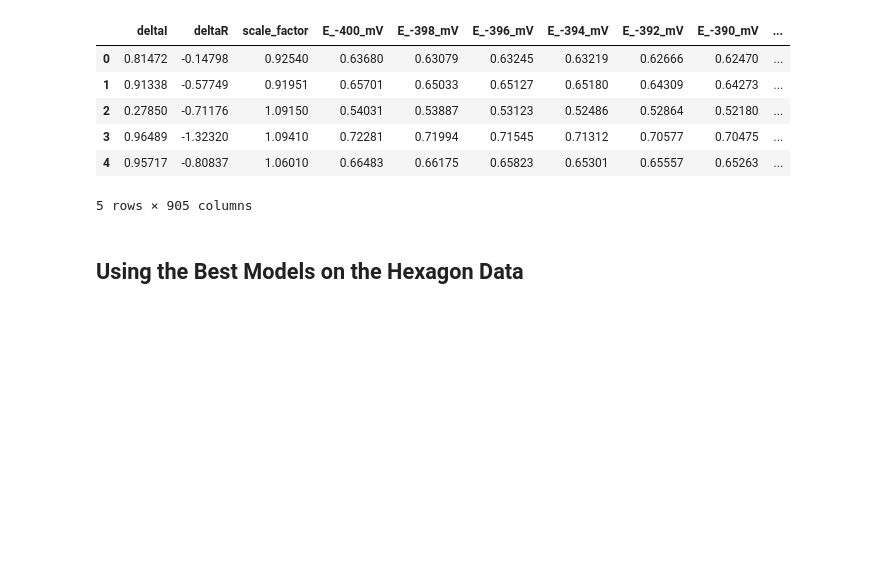
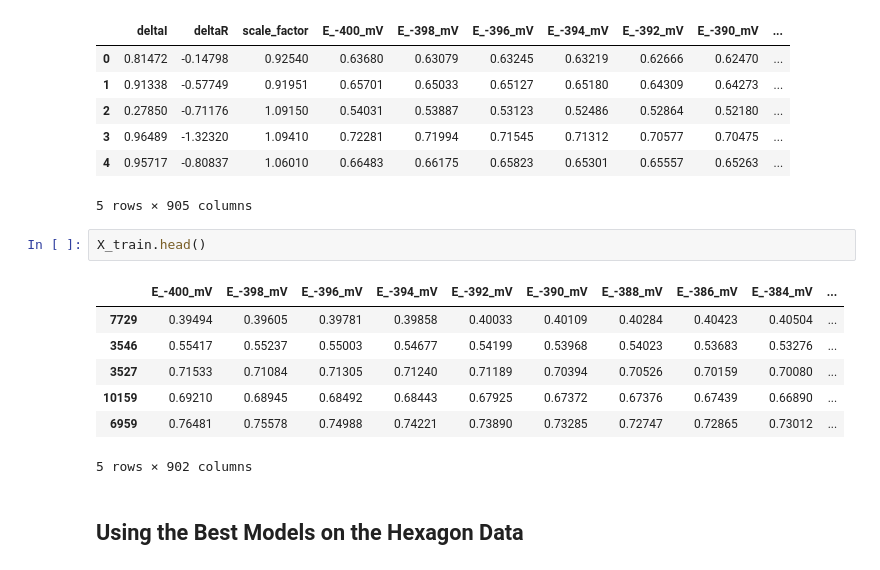
Before and after one commit to Lcollins91/DS_ResearchProject_ND, a Jupyter notebook: Graphene_Predicting_Scale_Factor.ipynb, the cells around one changed output. Cells and saved outputs as stored; diff of their text form; blank space fills up the shorter version.

```diff
--- a/Graphene_Predicting_Scale_Factor.ipynb
+++ b/Graphene_Predicting_Scale_Factor.ipynb
@@ -127,6 +127,16 @@ data.head()
 | 3 | 0.96489 | -1.32320 | 1.09410 | 0.72281 | 0.71994 | 0.71545 | 0.71312 | 0.70577 | 0.70475 | ... |
 | 4 | 0.95717 | -0.80837 | 1.06010 | 0.66483 | 0.66175 | 0.65823 | 0.65301 | 0.65557 | 0.65263 | ... |
 5 rows × 905 columns
+# %%
+X_train.head()
+# %% [output]
+|  | E_-400_mV | E_-398_mV | E_-396_mV | E_-394_mV | E_-392_mV | E_-390_mV | E_-388_mV | E_-386_mV | E_-384_mV | ... |
+| 7729 | 0.39494 | 0.39605 | 0.39781 | 0.39858 | 0.40033 | 0.40109 | 0.40284 | 0.40423 | 0.40504 | ... |
+| 3546 | 0.55417 | 0.55237 | 0.55003 | 0.54677 | 0.54199 | 0.53968 | 0.54023 | 0.53683 | 0.53276 | ... |
+| 3527 | 0.71533 | 0.71084 | 0.71305 | 0.71240 | 0.71189 | 0.70394 | 0.70526 | 0.70159 | 0.70080 | ... |
+| 10159 | 0.69210 | 0.68945 | 0.68492 | 0.68443 | 0.67925 | 0.67372 | 0.67376 | 0.67439 | 0.66890 | ... |
+| 6959 | 0.76481 | 0.75578 | 0.74988 | 0.74221 | 0.73890 | 0.73285 | 0.72747 | 0.72865 | 0.73012 | ... |
+5 rows × 902 columns
 # %% [markdown]
 ## Using the Best Models on the Hexagon Data
 # %% [markdown]
```
Also changed, not shown: parts of 4 cells of this notebook, 7 other files.
